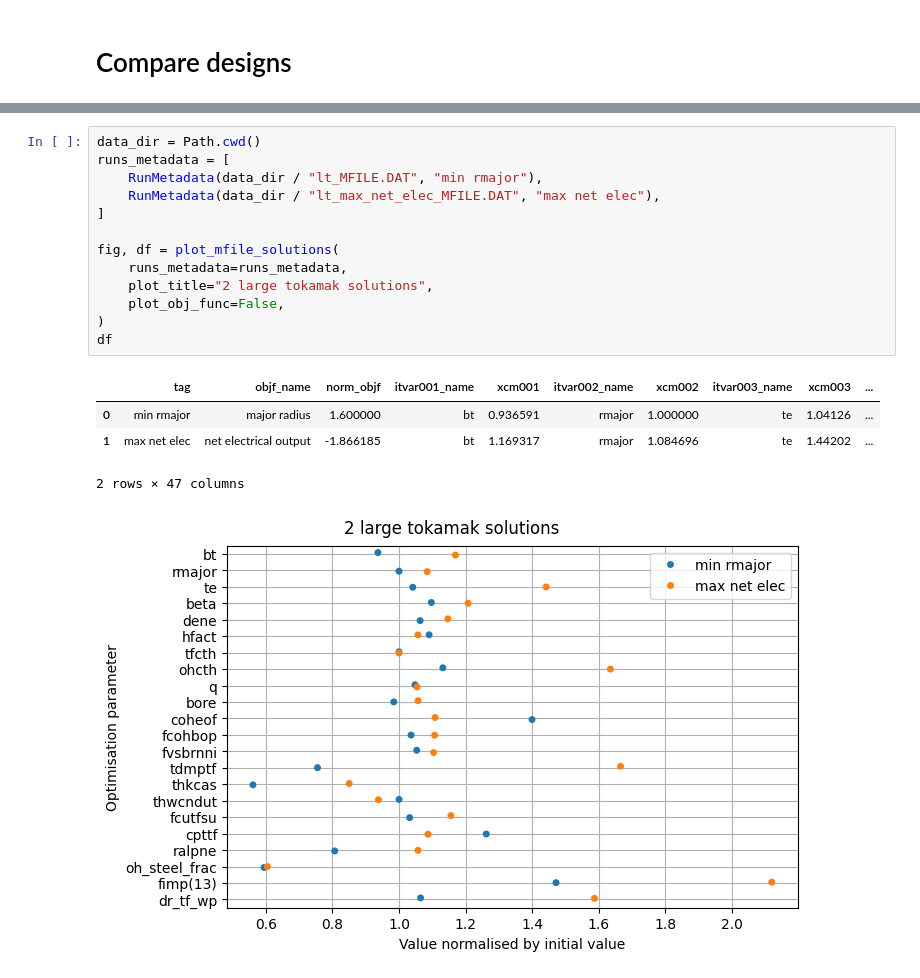
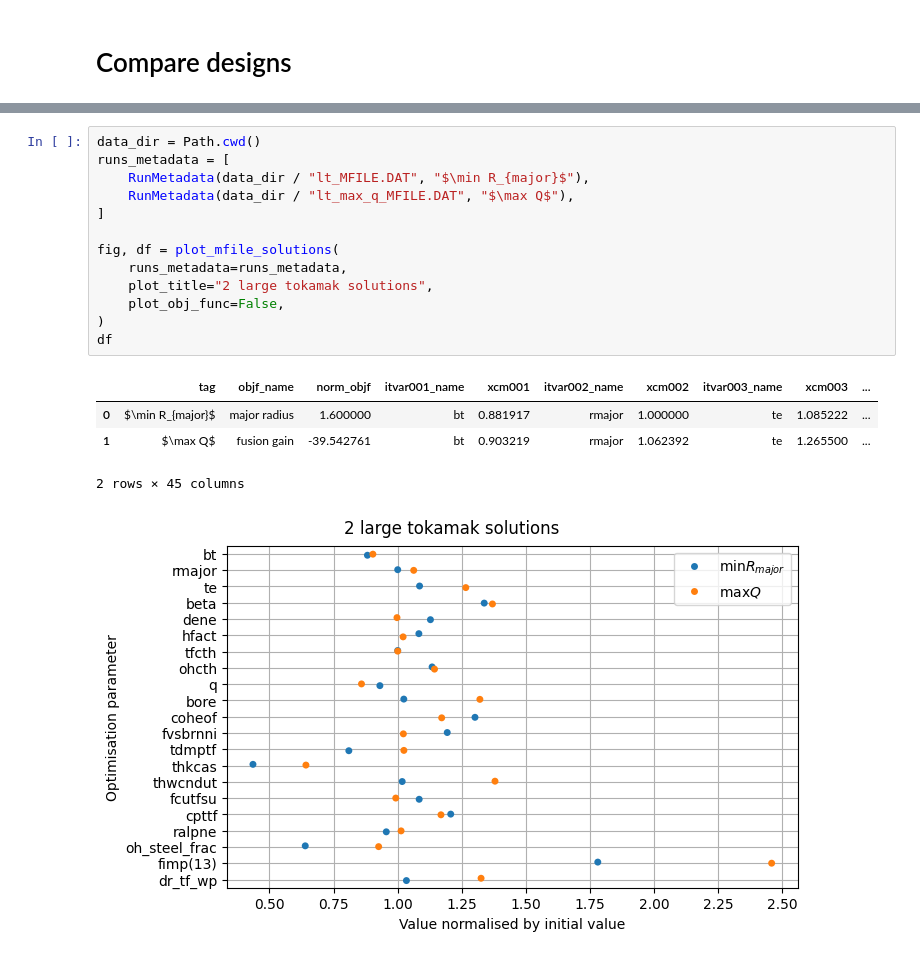
Before and after one commit to jonmaddock/dakota-process, a Jupyter notebook: design_points/compare_designs.ipynb, the cells around one changed output, grey strips where cells are left out. Cells and saved outputs as stored; diff of their text form.

Commit message:
Re-run design plots with max Q

```diff
--- a/design_points/compare_designs.ipynb
+++ b/design_points/compare_designs.ipynb
@@ -10,22 +14,22 @@ from pathlib import Path
 # %%
 data_dir = Path.cwd()
 runs_metadata = [
-    RunMetadata(data_dir / "lt_MFILE.DAT", "min rmajor"),
-    RunMetadata(data_dir / "lt_max_net_elec_MFILE.DAT", "max net elec"),
+    RunMetadata(data_dir / "lt_MFILE.DAT", "$\min R_{major}$"),
+    RunMetadata(data_dir / "lt_max_q_MFILE.DAT", "$\max Q$"),
 ]
 
 fig, df = plot_mfile_solutions(
     runs_metadata=runs_metadata,
     plot_title="2 large tokamak solutions",
     plot_obj_func=False,
 )
 df
 # %% [output]
 |  | tag | objf_name | norm_objf | itvar001_name | xcm001 | itvar002_name | xcm002 | itvar003_name | xcm003 | ... |
-| 0 | min rmajor | major radius | 1.600000 | bt | 0.936591 | rmajor | 1.000000 | te | 1.04126 | ... |
-| 1 | max net elec | net electrical output | -1.866185 | bt | 1.169317 | rmajor | 1.084696 | te | 1.44202 | ... |
+| 0 | $\min R_{major}$ | major radius | 1.600000 | bt | 0.881917 | rmajor | 1.000000 | te | 1.085222 | ... |
+| 1 | $\max Q$ | fusion gain | -39.542761 | bt | 0.903219 | rmajor | 1.062392 | te | 1.265500 | ... |
-2 rows × 47 columns
+2 rows × 45 columns
-[figure, old version]
+[figure, new version]
 # %%
 fig, df = plot_mfile_solutions(
     runs_metadata=runs_metadata,
```
Also changed, not shown: parts of 4 cells of this notebook, 2 other files.
